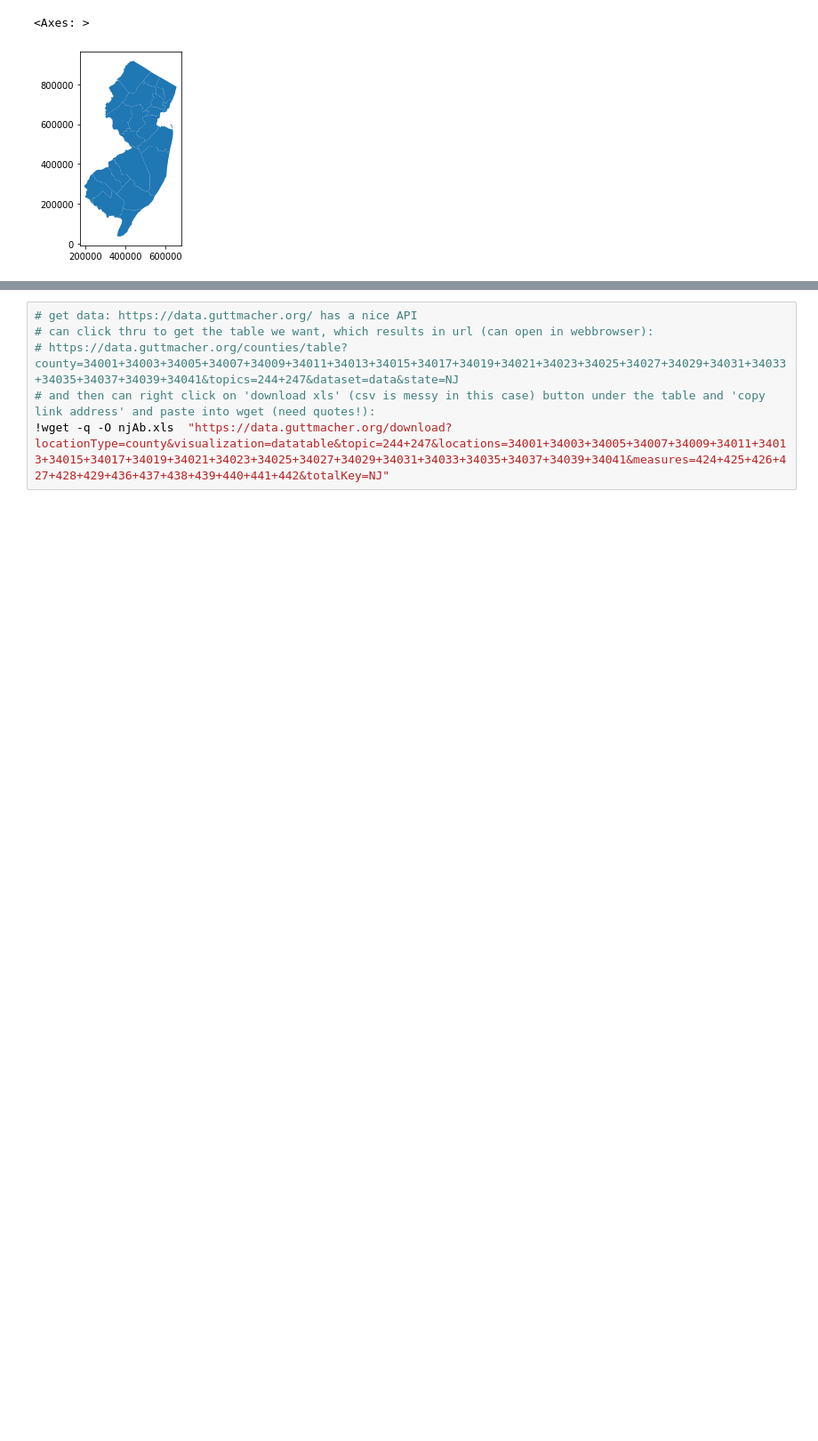
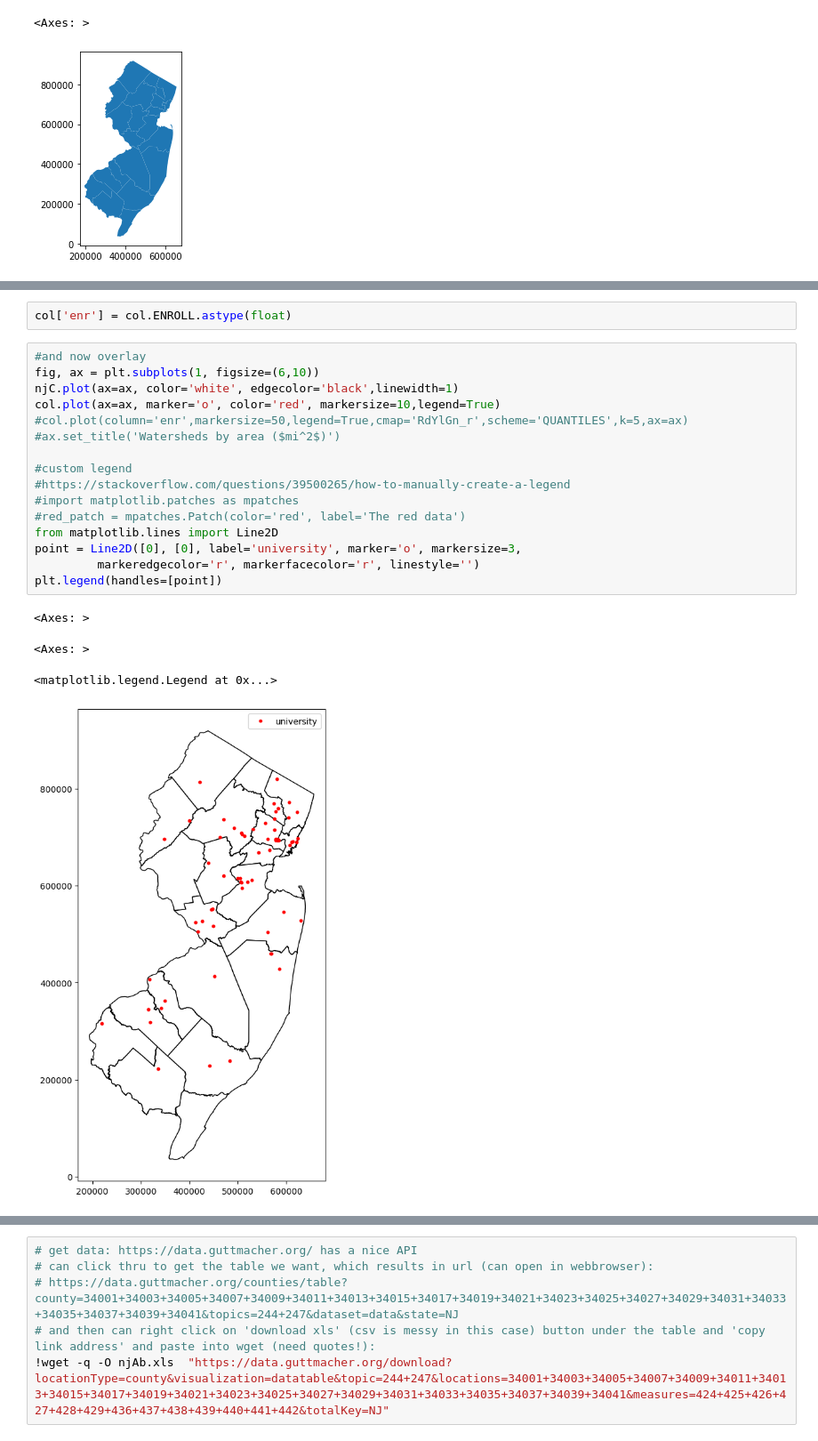
Before and after one commit to HarshGujarathi7/GISTEST, a Jupyter notebook: map.ipynb, the cells around one changed output, grey strips where cells are left out. Shown at 89% size. Cells and saved outputs as stored; diff of their text form; blank space fills up the shorter version.

```diff
--- a/map.ipynb
+++ b/map.ipynb
@@ -133,0 +173,23 @@ ax.set_yticks([]) #kills xticks
+# %%
+col['enr'] = col.ENROLL.astype(float)
+# %%
+#and now overlay
+fig, ax = plt.subplots(1, figsize=(6,10))
+njC.plot(ax=ax, color='white', edgecolor='black',linewidth=1)
+col.plot(ax=ax, marker='o', color='red', markersize=10,legend=True)
+#col.plot(column='enr',markersize=50,legend=True,cmap='RdYlGn_r',scheme='QUANTILES',k=5,ax=ax)
+#ax.set_title('Watersheds by area ($mi^2$)')
+
+#custom legend
+#https://stackoverflow.com/questions/39500265/how-to-manually-create-a-legend
+#import matplotlib.patches as mpatches
+#red_patch = mpatches.Patch(color='red', label='The red data')
+from matplotlib.lines import Line2D
+point = Line2D([0], [0], label='university', marker='o', markersize=3,
+         markeredgecolor='r', markerfacecolor='r', linestyle='')
+plt.legend(handles=[point])
+# %% [output]
+<Axes: >
+<Axes: >
+<matplotlib.legend.Legend at 0x...>
+[figure, added]
```
Also changed, not shown: parts of 51 cells of this notebook.
